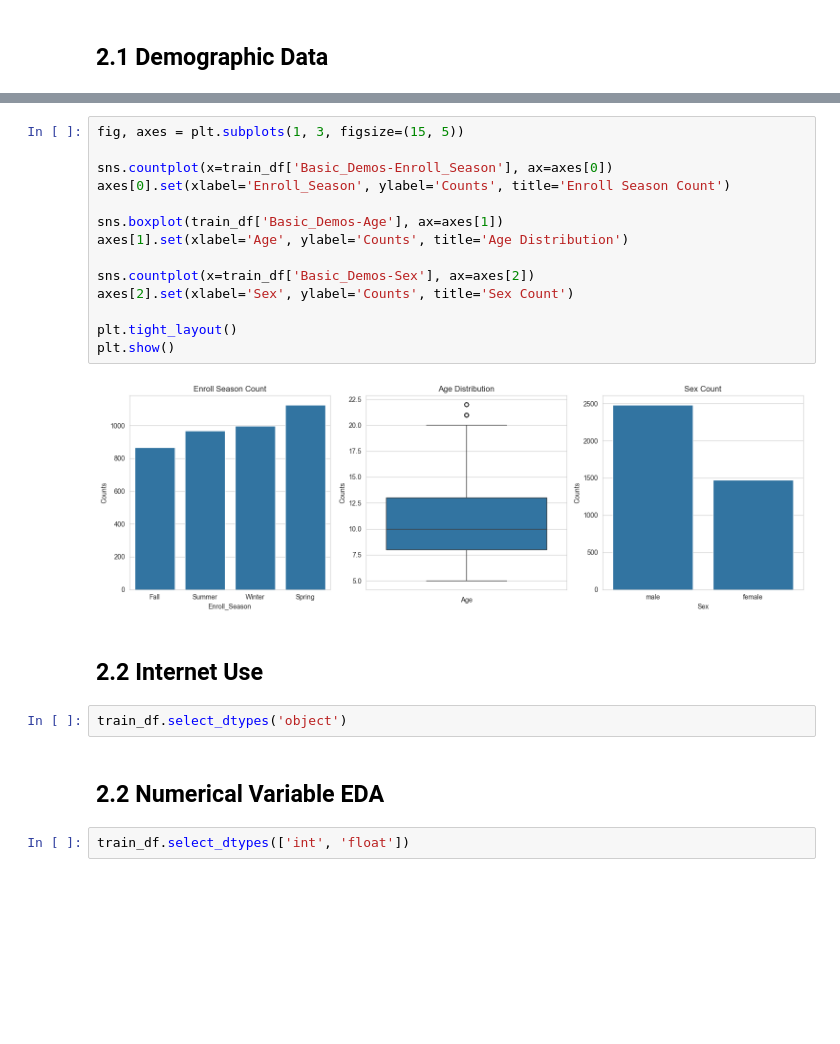
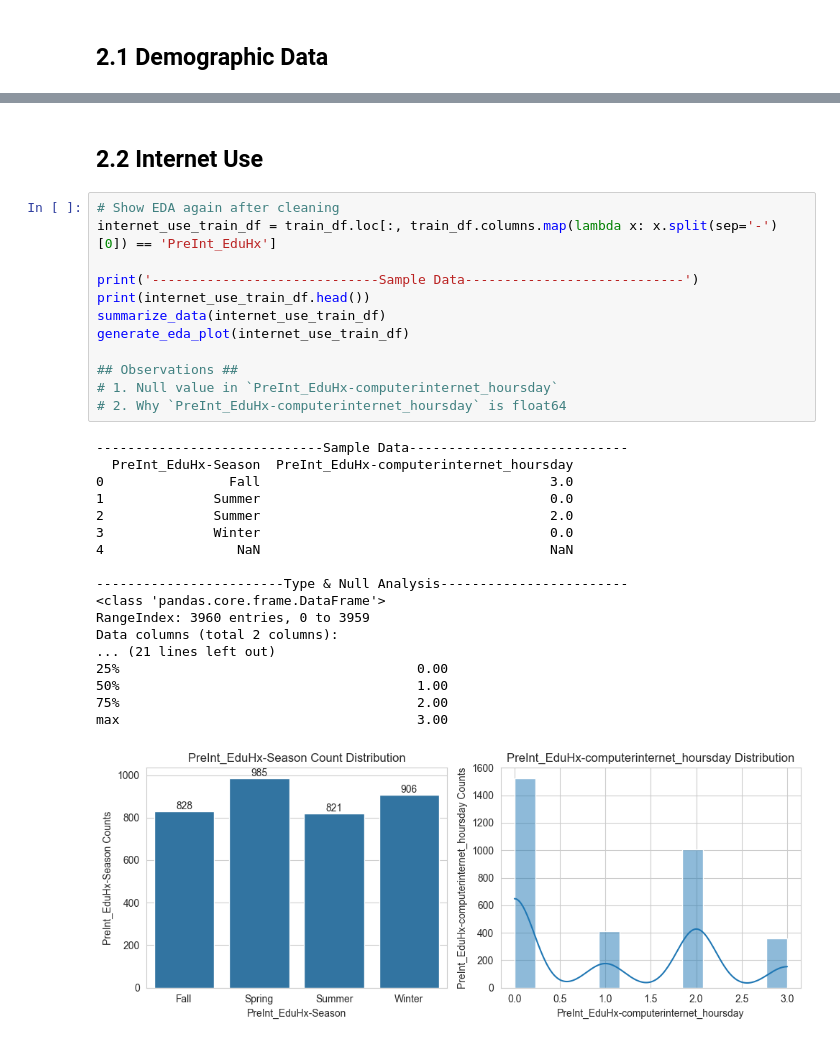
Before and after one commit to suphakrit-lert/Kaggle-Competition-Child-Problematic-Internet-Use, a Jupyter notebook: main.ipynb, the cells around one changed output, grey strips where cells are left out. Saved outputs shown, nothing was run; the diff lists cells and outputs as text; blank space fills up the shorter version.

```diff
--- a/main.ipynb
+++ b/main.ipynb
@@ -95,24 +135,33 @@ max              22.00
-# %%
-fig, axes = plt.subplots(1, 3, figsize=(15, 5))
-
-sns.countplot(x=train_df['Basic_Demos-Enroll_Season'], ax=axes[0])
-axes[0].set(xlabel='Enroll_Season', ylabel='Counts', title='Enroll Season Count')
-
-sns.boxplot(train_df['Basic_Demos-Age'], ax=axes[1])
-axes[1].set(xlabel='Age', ylabel='Counts', title='Age Distribution')
-
-sns.countplot(x=train_df['Basic_Demos-Sex'], ax=axes[2])
-axes[2].set(xlabel='Sex', ylabel='Counts', title='Sex Count')
-
-plt.tight_layout()
-plt.show()
-# %% [output]
-[figure, removed]
 # %% [markdown]
 ## 2.2 Internet Use
-# %%
-train_df.select_dtypes('object')
-# %% [markdown]
-## 2.2 Numerical Variable EDA
-# %%
-train_df.select_dtypes(['int', 'float'])
+# %%
+# Show EDA again after cleaning
+internet_use_train_df = train_df.loc[:, train_df.columns.map(lambda x: x.split(sep='-')[0]) == 'PreInt_EduHx']
+
+print('-----------------------------Sample Data----------------------------')
+print(internet_use_train_df.head())
+summarize_data(internet_use_train_df)
+generate_eda_plot(internet_use_train_df)
+
+## Observations ##
+# 1. Null value in `PreInt_EduHx-computerinternet_hoursday`
+# 2. Why `PreInt_EduHx-computerinternet_hoursday` is float64
+# %% [output]
+-----------------------------Sample Data----------------------------
+  PreInt_EduHx-Season  PreInt_EduHx-computerinternet_hoursday
+0                Fall                                     3.0
+1              Summer                                     0.0
+2              Summer                                     2.0
+3              Winter                                     0.0
+4                 NaN                                     NaN
+
+------------------------Type & Null Analysis------------------------
+<class 'pandas.core.frame.DataFrame'>
+RangeIndex: 3960 entries, 0 to 3959
+Data columns (total 2 columns):
+... (21 lines left out)
+25%                                      0.00
+50%                                      1.00
+75%                                      2.00
+max                                      3.00
+[figure, added]
```
Also changed, not shown: parts of 15 cells of this notebook, 1 other file.
